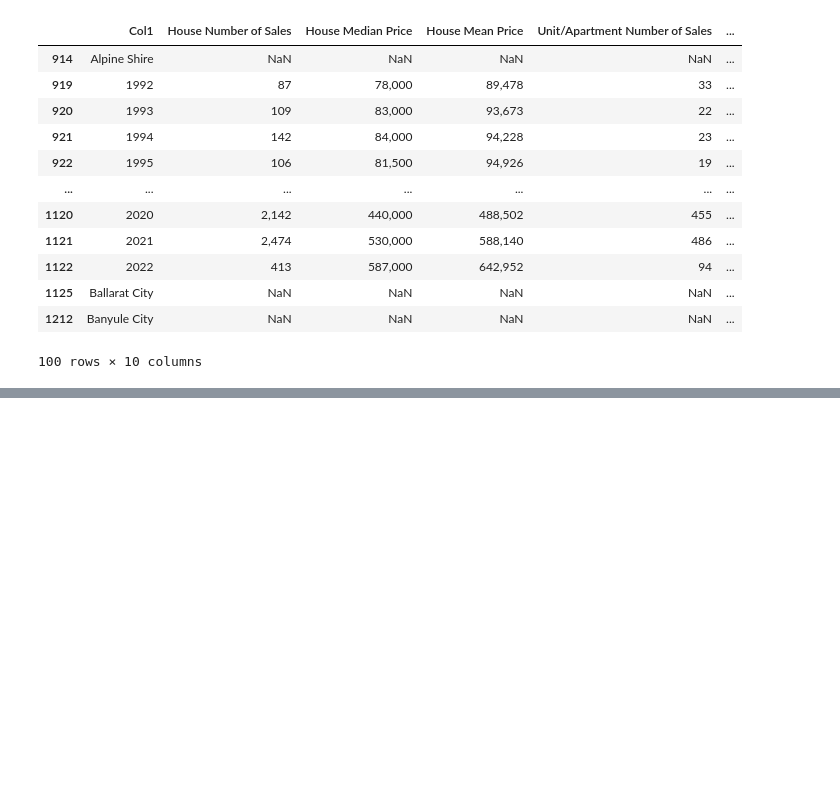
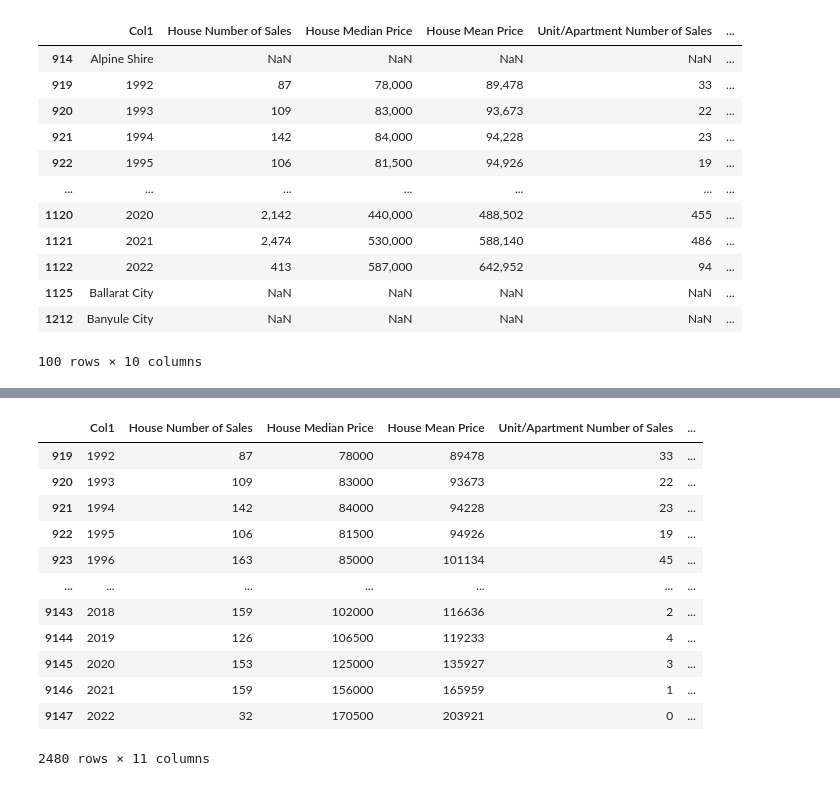
Before and after one commit to Abhidnya05/Project1Group1, a Jupyter notebook: Cleaning_house_data_csv.ipynb, the cells around one changed output, grey strips where cells are left out. Cells and saved outputs as stored; diff of their text form; code cells hidden in the pictures; blank space fills up the shorter version.

Commit message:
Adding Cleaning_house_data_csv jupyter notebook

```diff
--- a/Cleaning house data csv.ipynb
+++ b/Cleaning_house_data_csv.ipynb
@@ -200,0 +215,4 @@ filtered_house_df
+# %%
+# Based on the csv file made in previus part, there are NaN in filtered_house_df that we want to remove them.
+filtered_house_df.dropna(how='any', inplace=True)
+filtered_house_df.head(5)
@@ -200,0 +226,19 @@ filtered_house_df
+# %%
+for column in filtered_house_df.iloc[:, 1:10].columns:
+    filtered_house_df[column] = filtered_house_df[column].str.replace(",", "").str.strip().astype(int)
+
+filtered_house_df
+# %% [output]
+|  | Col1 | House Number of Sales | House Median Price | House Mean Price | Unit/Apartment Number of Sales | ... |
+| 919 | 1992 | 87 | 78000 | 89478 | 33 | ... |
+| 920 | 1993 | 109 | 83000 | 93673 | 22 | ... |
+| 921 | 1994 | 142 | 84000 | 94228 | 23 | ... |
+| 922 | 1995 | 106 | 81500 | 94926 | 19 | ... |
+| 923 | 1996 | 163 | 85000 | 101134 | 45 | ... |
+| ... | ... | ... | ... | ... | ... | ... |
+| 9143 | 2018 | 159 | 102000 | 116636 | 2 | ... |
+| 9144 | 2019 | 126 | 106500 | 119233 | 4 | ... |
+| 9145 | 2020 | 153 | 125000 | 135927 | 3 | ... |
+| 9146 | 2021 | 159 | 156000 | 165959 | 1 | ... |
+| 9147 | 2022 | 32 | 170500 | 203921 | 0 | ... |
+2480 rows × 11 columns
```
Also changed, not shown: parts of 9 cells of this notebook, 1 other file.
